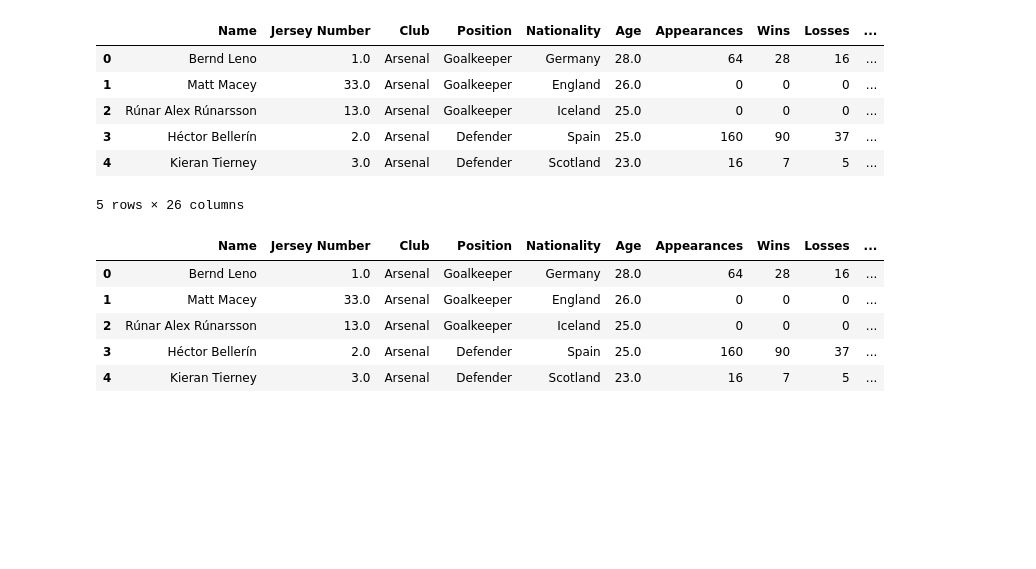
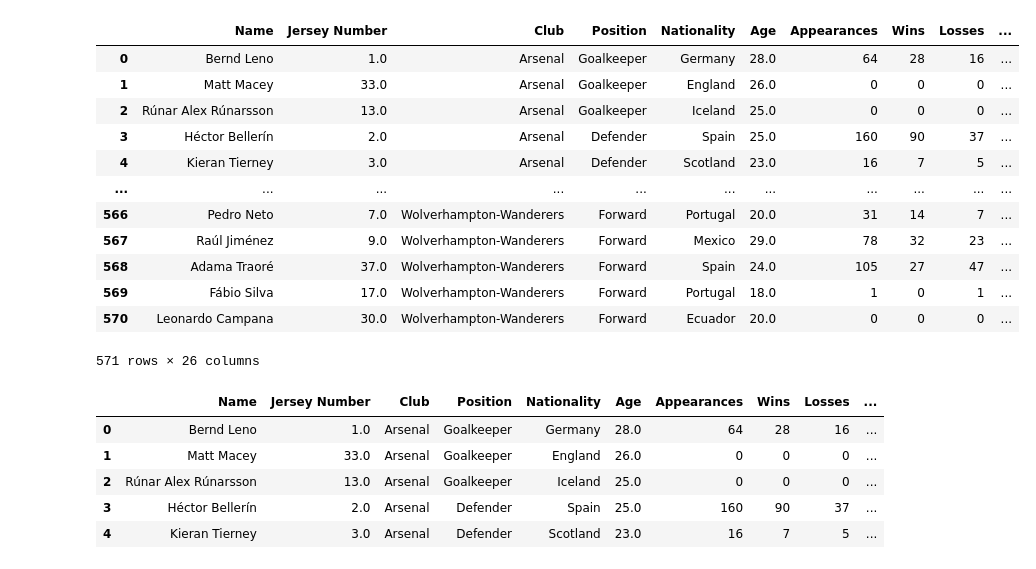
Before and after one commit to devishi-r/Goal-Prediction, a Jupyter notebook: prediction.ipynb, the cells around one changed output. Drawn from its saved outputs; the diff is of its cells as text; code cells hidden in the pictures; blank space fills up the shorter version.

```diff
--- a/prediction.ipynb
+++ b/prediction.ipynb
@@ -5,14 +6,20 @@ import matplotlib.pyplot as plt
 # %%
 df = pd.read_csv("players.csv")
-df.head()
+df
 # %% [output]
 |  | Name | Jersey Number | Club | Position | Nationality | Age | Appearances | Wins | Losses | ... |
 | 0 | Bernd Leno | 1.0 | Arsenal | Goalkeeper | Germany | 28.0 | 64 | 28 | 16 | ... |
 | 1 | Matt Macey | 33.0 | Arsenal | Goalkeeper | England | 26.0 | 0 | 0 | 0 | ... |
 | 2 | Rúnar Alex Rúnarsson | 13.0 | Arsenal | Goalkeeper | Iceland | 25.0 | 0 | 0 | 0 | ... |
 | 3 | Héctor Bellerín | 2.0 | Arsenal | Defender | Spain | 25.0 | 160 | 90 | 37 | ... |
 | 4 | Kieran Tierney | 3.0 | Arsenal | Defender | Scotland | 23.0 | 16 | 7 | 5 | ... |
+| ... | ... | ... | ... | ... | ... | ... | ... | ... | ... | ... |
+| 566 | Pedro Neto | 7.0 | Wolverhampton-Wanderers | Forward | Portugal | 20.0 | 31 | 14 | 7 | ... |
+| 567 | Raúl Jiménez | 9.0 | Wolverhampton-Wanderers | Forward | Mexico | 29.0 | 78 | 32 | 23 | ... |
+| 568 | Adama Traoré | 37.0 | Wolverhampton-Wanderers | Forward | Spain | 24.0 | 105 | 27 | 47 | ... |
+| 569 | Fábio Silva | 17.0 | Wolverhampton-Wanderers | Forward | Portugal | 18.0 | 1 | 0 | 1 | ... |
+| 570 | Leonardo Campana | 30.0 | Wolverhampton-Wanderers | Forward | Ecuador | 20.0 | 0 | 0 | 0 | ... |
-5 rows × 26 columns
+571 rows × 26 columns
 # %%
 df.fillna(0, inplace=True) #Filling all blank entries with 0 (even string coolumns)
 df.head()
```
Also changed, not shown: parts of 24 cells of this notebook, 1 other file.
